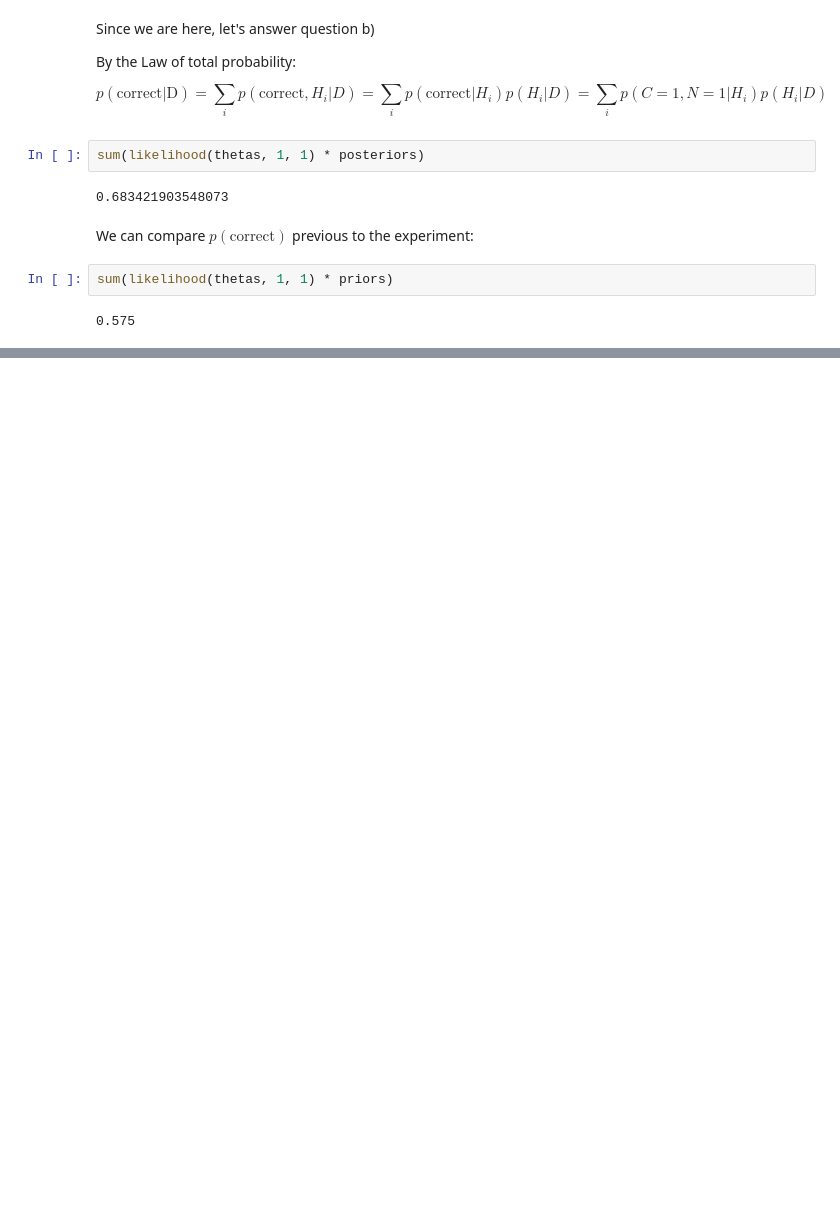
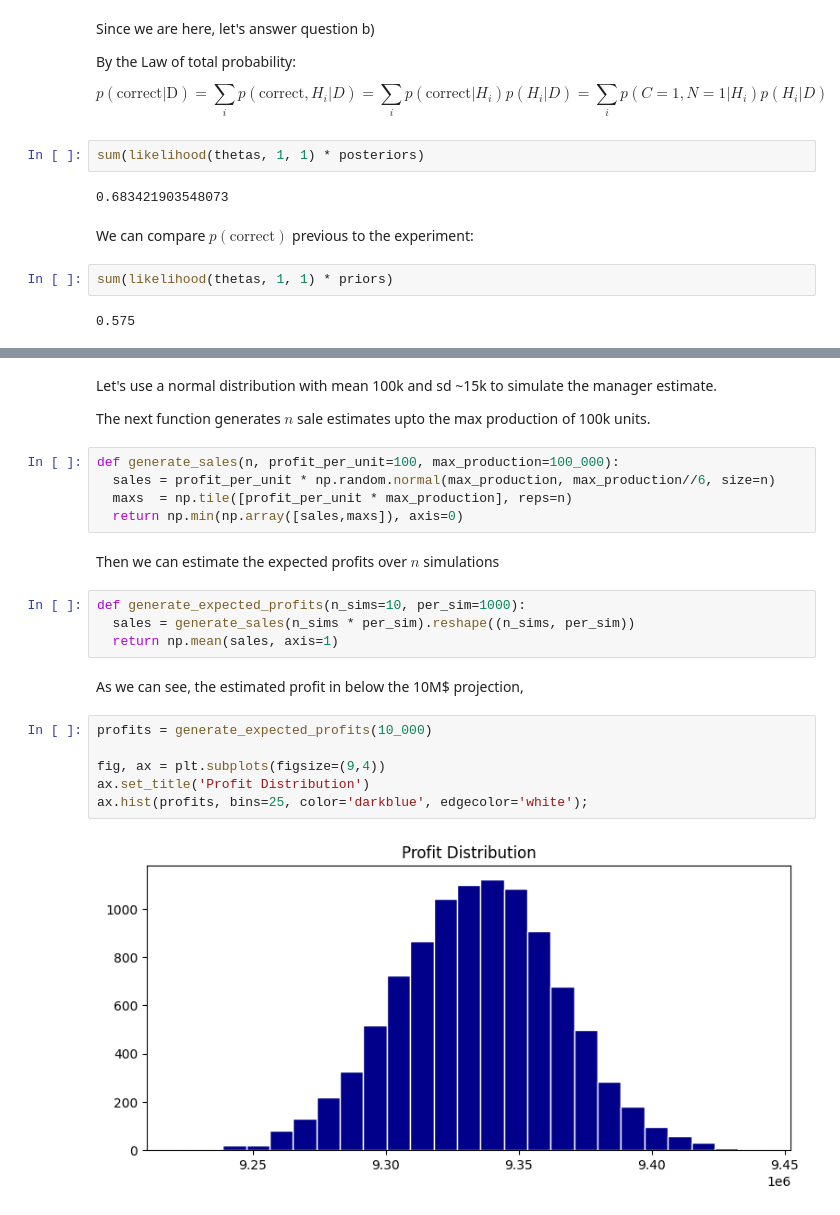
Before and after one commit to jpneto/topicsInPython, a Jupyter notebook: notebooks/ArrayProgramming.ipynb, the cells around one changed output, grey strips where cells are left out. Cells and saved outputs as stored; diff of their text form; blank space fills up the shorter version.

```diff
--- a/notebooks/ArrayProgramming.ipynb
+++ b/notebooks/ArrayProgramming.ipynb
@@ -756,0 +788,25 @@ sum(likelihood(thetas, 1, 1) * priors)
+# %% [markdown]
+Let's use a normal distribution with mean 100k and sd ~15k to simulate the manager estimate.
+
+The next function generates $n$ sale estimates upto the max production of 100k units.
+# %%
+def generate_sales(n, profit_per_unit=100, max_production=100_000):
+  sales = profit_per_unit * np.random.normal(max_production, max_production//6, size=n)
+  maxs  = np.tile([profit_per_unit * max_production], reps=n)
+  return np.min(np.array([sales,maxs]), axis=0)
+# %% [markdown]
+Then we can estimate the expected profits over $n$ simulations
+# %%
+def generate_expected_profits(n_sims=10, per_sim=1000):
+  sales = generate_sales(n_sims * per_sim).reshape((n_sims, per_sim))
+  return np.mean(sales, axis=1)
+# %% [markdown]
+As we can see, the estimated profit in below the 10M$ projection,
+# %%
+profits = generate_expected_profits(10_000)
+
+fig, ax = plt.subplots(figsize=(9,4))
+ax.set_title('Profit Distribution')
+ax.hist(profits, bins=25, color='darkblue', edgecolor='white');
+# %% [output]
+[figure, added]
```
Also changed, not shown: parts of 4 cells of this notebook, 5 other files.
